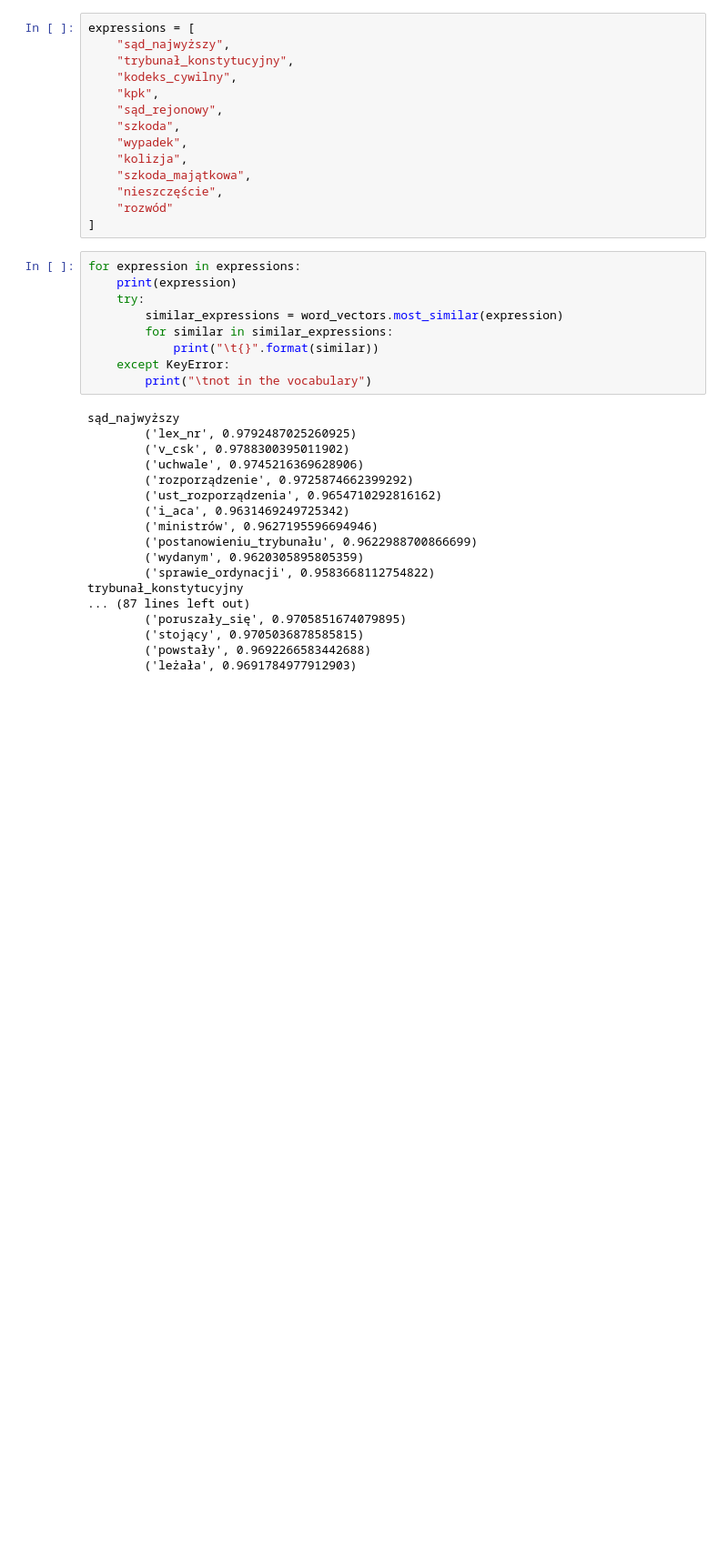
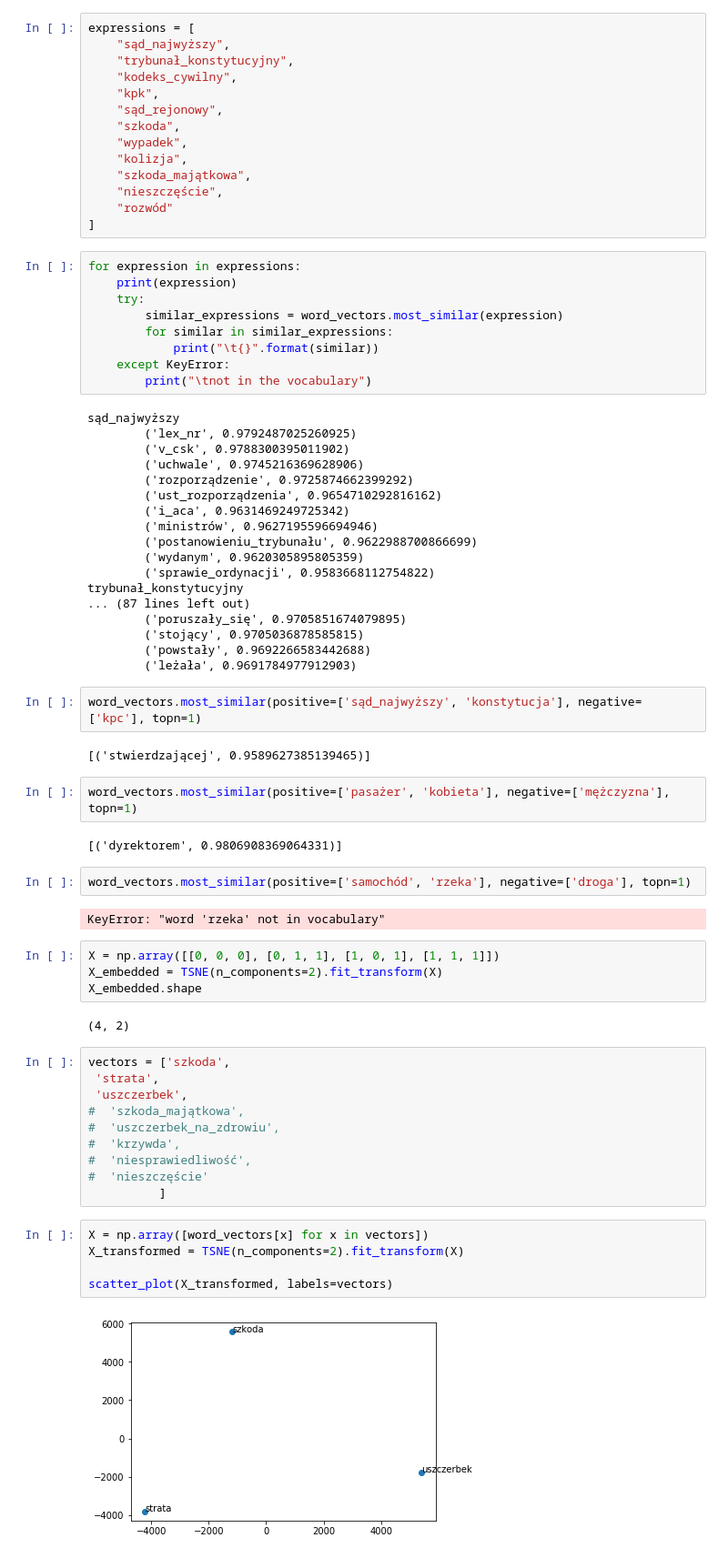
Before and after one commit to flisiewski/nlp, a Jupyter notebook: lab9/lab9.ipynb, the cells around one changed output. Shown at 91% size. Drawn from its saved outputs; the diff is of its cells as text; blank space fills up the shorter version.

Commit message:
Add TSNE plotting

```diff
--- a/lab9/lab9.ipynb
+++ b/lab9/lab9.ipynb
@@ -159,3 +149,38 @@ trybunał_konstytucyjny
         ('stojący', 0.9705036878585815)
         ('powstały', 0.9692266583442688)
         ('leżała', 0.9691784977912903)
+# %%
+word_vectors.most_similar(positive=['sąd_najwyższy', 'konstytucja'], negative=['kpc'], topn=1)
+# %% [output]
+[('stwierdzającej', 0.9589627385139465)]
+# %%
+word_vectors.most_similar(positive=['pasażer', 'kobieta'], negative=['mężczyzna'], topn=1)
+# %% [output]
+[('dyrektorem', 0.9806908369064331)]
+# %%
+word_vectors.most_similar(positive=['samochód', 'rzeka'], negative=['droga'], topn=1)
+# %% [output]
+KeyError: "word 'rzeka' not in vocabulary"
+# %%
+X = np.array([[0, 0, 0], [0, 1, 1], [1, 0, 1], [1, 1, 1]])
+X_embedded = TSNE(n_components=2).fit_transform(X)
+X_embedded.shape
+# %% [output]
+(4, 2)
+# %%
+vectors = ['szkoda',
+ 'strata',
+ 'uszczerbek',
+#  'szkoda_majątkowa',
+#  'uszczerbek_na_zdrowiu',
+#  'krzywda',
+#  'niesprawiedliwość',
+#  'nieszczęście'
+          ]
+# %%
+X = np.array([word_vectors[x] for x in vectors])
+X_transformed = TSNE(n_components=2).fit_transform(X)
+
+scatter_plot(X_transformed, labels=vectors)
+# %% [output]
+[figure, added]
```
Also changed, not shown: parts of 3 cells of this notebook.
